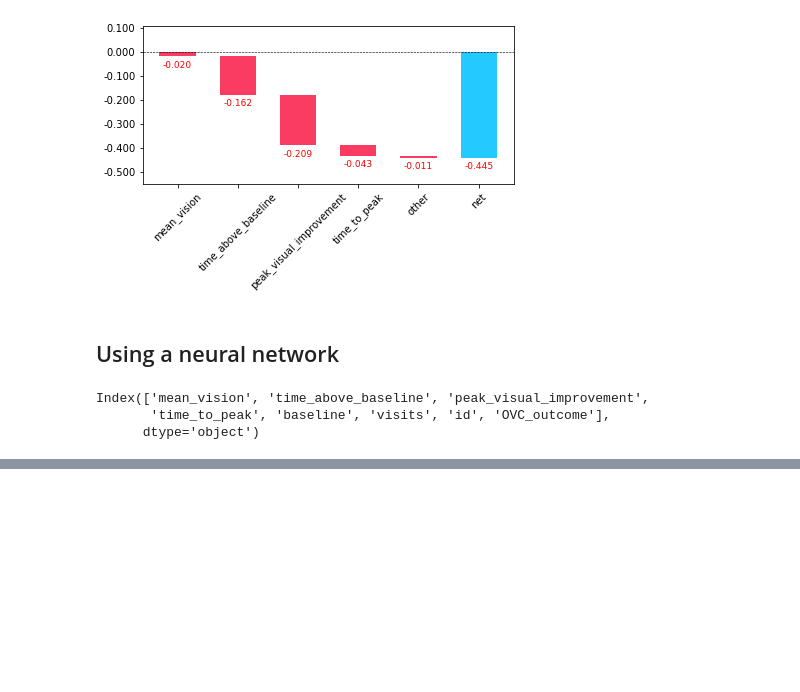
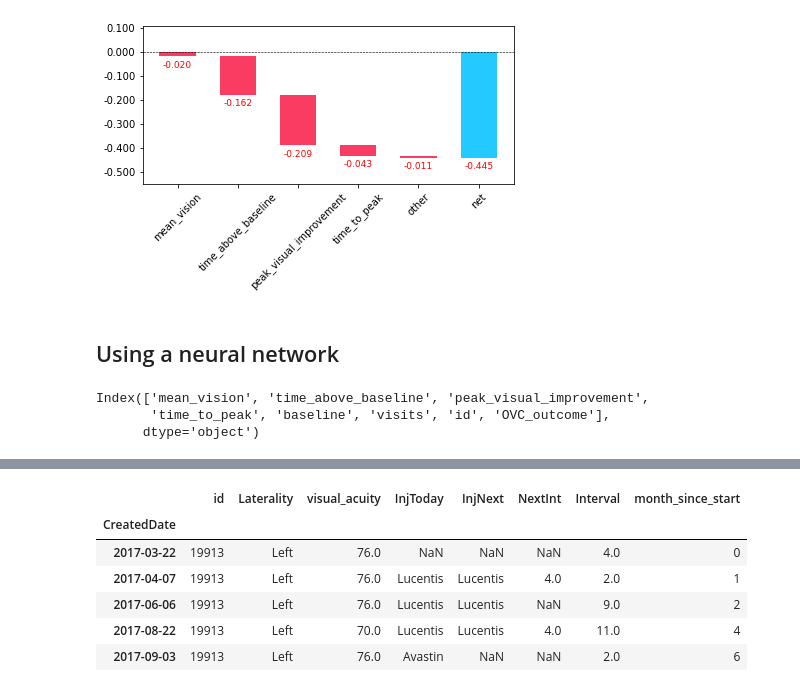
Before and after one commit to charlieoneill23/charliemacuject, a Jupyter notebook: pharma_reports/dme.ipynb, the cells around one changed output, grey strips where cells are left out. Cells and saved outputs as stored; diff of their text form; code cells hidden in the pictures; blank space fills up the shorter version.

```diff
--- a/pharma_reports/dme.ipynb
+++ b/pharma_reports/dme.ipynb
@@ -583,0 +697,35 @@ learn = tabular_learner(dls, layers=[500,250])
+# %%
+def month_column(pdf):
+    pdf.sort_values(by=['CreatedDate'], inplace=True)
+    visions = pdf['visual_acuity'].to_list()
+    initial_date = pdf.CreatedDate.iloc[0]
+    months_list = [0]
+    for i in range(len(pdf)-1):
+        months = round((pdf.CreatedDate.iloc[i] - initial_date).days / 28)
+        months_list.append(months)
+    pdf['month_since_start'] = months_list
+    return pdf
+
+def month_all(df):
+    id_list = df.id.unique()
+    frames = []
+    for eye in id_list:
+        pdf = df[df.id == eye]
+        pdf.CreatedDate = pd.to_datetime(pdf.CreatedDate)
+        pdf.sort_values(by=['CreatedDate'], inplace=True)
+        pdf = month_column(pdf)
+        pdf.set_index('CreatedDate', inplace=True)
+        pdf = pdf[pdf.Interval != 0]
+        frames.append(pdf)
+    return pd.concat(frames)
+
+tdf = month_all(df)
+tdf.head()
+# %% [output]
+|  | id | Laterality | visual_acuity | InjToday | InjNext | NextInt | Interval | month_since_start |
+| CreatedDate |  |  |  |  |  |  |  |  |
+| 2017-03-22 | 19913 | Left | 76.0 | NaN | NaN | NaN | 4.0 | 0 |
+| 2017-04-07 | 19913 | Left | 76.0 | Lucentis | Lucentis | 4.0 | 2.0 | 1 |
+| 2017-06-06 | 19913 | Left | 76.0 | Lucentis | Lucentis | NaN | 9.0 | 2 |
+| 2017-08-22 | 19913 | Left | 70.0 | Lucentis | Lucentis | 4.0 | 11.0 | 4 |
+| 2017-09-03 | 19913 | Left | 76.0 | Avastin | NaN | NaN | 2.0 | 6 |
```
Also changed, not shown: parts of 17 cells of this notebook, 3 other files.
